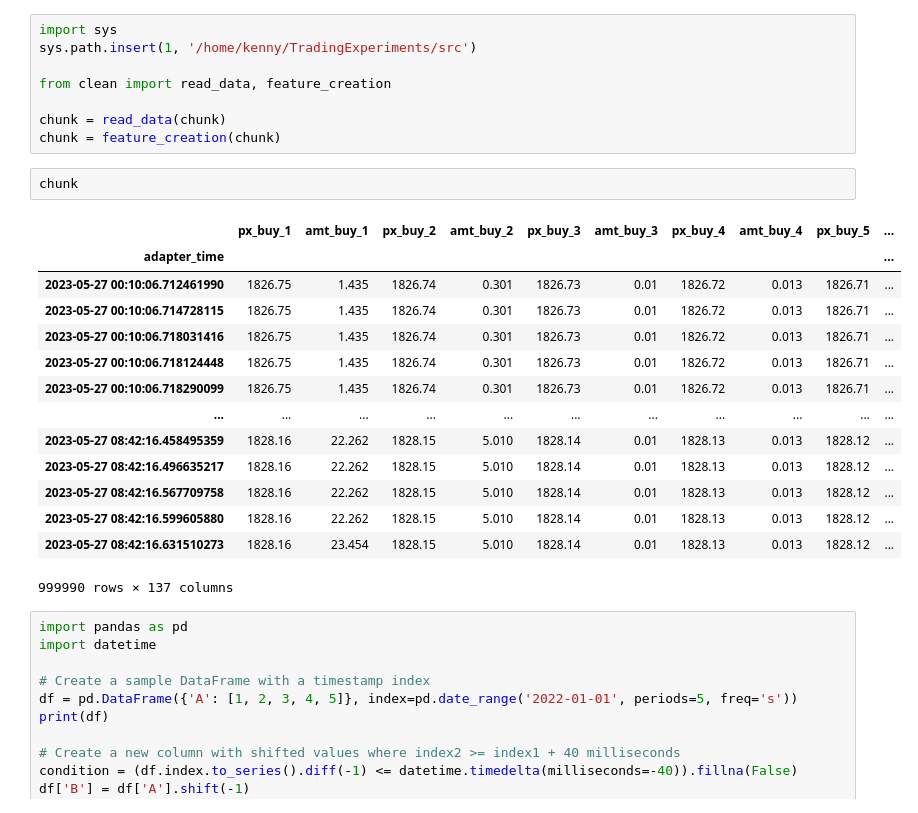
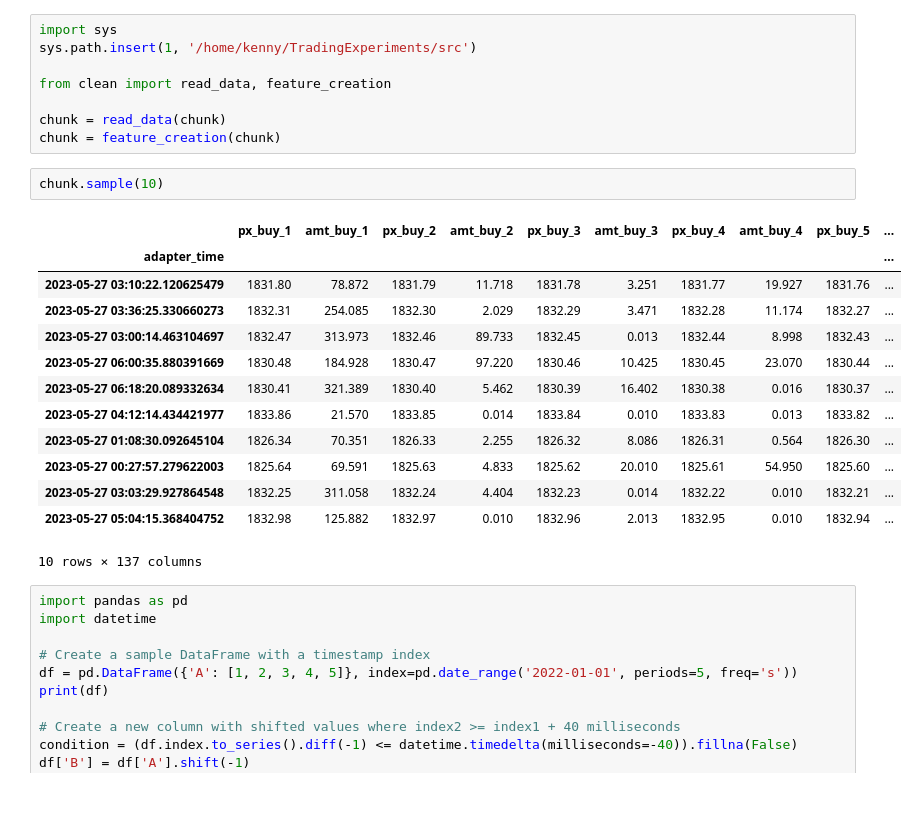
Before and after one commit to Arsenchius/TradingExperiments, a Jupyter notebook: notebooks/analysis.ipynb, the cells around one changed output. Drawn from its saved outputs; the diff is of its cells as text.

```diff
--- a/notebooks/analysis.ipynb
+++ b/notebooks/analysis.ipynb
@@ -91,22 +92,21 @@ from clean import read_data, feature_creation
 chunk = read_data(chunk)
 chunk = feature_creation(chunk)
 # %%
-chunk
+chunk.sample(10)
 # %% [output]
 |  | px_buy_1 | amt_buy_1 | px_buy_2 | amt_buy_2 | px_buy_3 | amt_buy_3 | px_buy_4 | amt_buy_4 | px_buy_5 | ... |
 | adapter_time |  |  |  |  |  |  |  |  |  | ... |
-| 2023-05-27 00:10:06.712461990 | 1826.75 | 1.435 | 1826.74 | 0.301 | 1826.73 | 0.01 | 1826.72 | 0.013 | 1826.71 | ... |
-| 2023-05-27 00:10:06.714728115 | 1826.75 | 1.435 | 1826.74 | 0.301 | 1826.73 | 0.01 | 1826.72 | 0.013 | 1826.71 | ... |
-| 2023-05-27 00:10:06.718031416 | 1826.75 | 1.435 | 1826.74 | 0.301 | 1826.73 | 0.01 | 1826.72 | 0.013 | 1826.71 | ... |
-| 2023-05-27 00:10:06.718124448 | 1826.75 | 1.435 | 1826.74 | 0.301 | 1826.73 | 0.01 | 1826.72 | 0.013 | 1826.71 | ... |
-| 2023-05-27 00:10:06.718290099 | 1826.75 | 1.435 | 1826.74 | 0.301 | 1826.73 | 0.01 | 1826.72 | 0.013 | 1826.71 | ... |
-| ... | ... | ... | ... | ... | ... | ... | ... | ... | ... | ... |
-| 2023-05-27 08:42:16.458495359 | 1828.16 | 22.262 | 1828.15 | 5.010 | 1828.14 | 0.01 | 1828.13 | 0.013 | 1828.12 | ... |
-| 2023-05-27 08:42:16.496635217 | 1828.16 | 22.262 | 1828.15 | 5.010 | 1828.14 | 0.01 | 1828.13 | 0.013 | 1828.12 | ... |
-| 2023-05-27 08:42:16.567709758 | 1828.16 | 22.262 | 1828.15 | 5.010 | 1828.14 | 0.01 | 1828.13 | 0.013 | 1828.12 | ... |
-| 2023-05-27 08:42:16.599605880 | 1828.16 | 22.262 | 1828.15 | 5.010 | 1828.14 | 0.01 | 1828.13 | 0.013 | 1828.12 | ... |
-| 2023-05-27 08:42:16.631510273 | 1828.16 | 23.454 | 1828.15 | 5.010 | 1828.14 | 0.01 | 1828.13 | 0.013 | 1828.12 | ... |
+| 2023-05-27 03:10:22.120625479 | 1831.80 | 78.872 | 1831.79 | 11.718 | 1831.78 | 3.251 | 1831.77 | 19.927 | 1831.76 | ... |
+| 2023-05-27 03:36:25.330660273 | 1832.31 | 254.085 | 1832.30 | 2.029 | 1832.29 | 3.471 | 1832.28 | 11.174 | 1832.27 | ... |
+| 2023-05-27 03:00:14.463104697 | 1832.47 | 313.973 | 1832.46 | 89.733 | 1832.45 | 0.013 | 1832.44 | 8.998 | 1832.43 | ... |
+| 2023-05-27 06:00:35.880391669 | 1830.48 | 184.928 | 1830.47 | 97.220 | 1830.46 | 10.425 | 1830.45 | 23.070 | 1830.44 | ... |
+| 2023-05-27 06:18:20.089332634 | 1830.41 | 321.389 | 1830.40 | 5.462 | 1830.39 | 16.402 | 1830.38 | 0.016 | 1830.37 | ... |
+| 2023-05-27 04:12:14.434421977 | 1833.86 | 21.570 | 1833.85 | 0.014 | 1833.84 | 0.010 | 1833.83 | 0.013 | 1833.82 | ... |
+| 2023-05-27 01:08:30.092645104 | 1826.34 | 70.351 | 1826.33 | 2.255 | 1826.32 | 8.086 | 1826.31 | 0.564 | 1826.30 | ... |
+| 2023-05-27 00:27:57.279622003 | 1825.64 | 69.591 | 1825.63 | 4.833 | 1825.62 | 20.010 | 1825.61 | 54.950 | 1825.60 | ... |
+| 2023-05-27 03:03:29.927864548 | 1832.25 | 311.058 | 1832.24 | 4.404 | 1832.23 | 0.014 | 1832.22 | 0.010 | 1832.21 | ... |
+| 2023-05-27 05:04:15.368404752 | 1832.98 | 125.882 | 1832.97 | 0.010 | 1832.96 | 2.013 | 1832.95 | 0.010 | 1832.94 | ... |
-999990 rows × 137 columns
+10 rows × 137 columns
 # %%
 import pandas as pd
 import datetime
```
Also changed, not shown: parts of 9 cells of this notebook, 14 other files.
